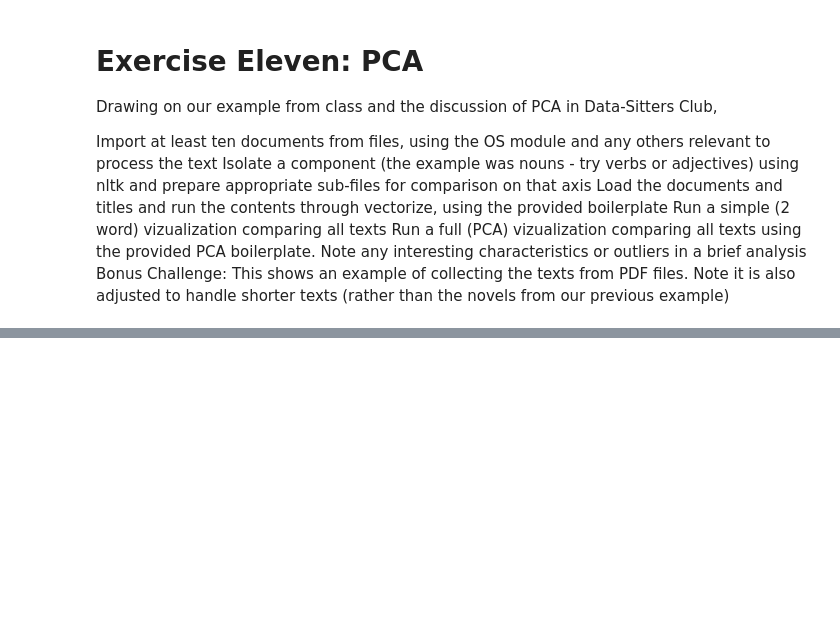
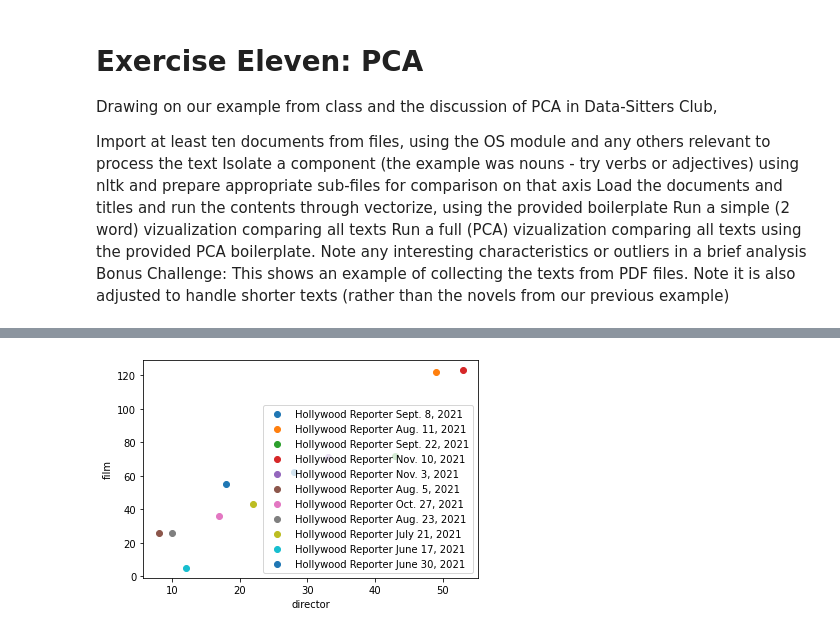
Before and after one commit to dlb007/D-D-, a Jupyter notebook: Assignment #11.ipynb, the cells around one changed output, grey strips where cells are left out. Saved outputs shown, nothing was run; the diff lists cells and outputs as text; code cells hidden in the pictures; blank space fills up the shorter version.

```diff
--- a/Assignment #11.ipynb
+++ b/Assignment #11.ipynb
@@ -71,17 +81,19 @@ print(vectorizer.get_feature_names()[:10])
 # %%
 import matplotlib.pyplot as plt
 import numpy as np
 
 words = vectorizer.get_feature_names()
 titles = np.array(titles)
-x = v_documents[:, words.index('audience')]
-y = v_documents[:, words.index('fan')]
+x = v_documents[:, words.index('director')]
+y = v_documents[:, words.index('film')]
 
 fig, ax = plt.subplots()
 for title in set(titles):
     ax.scatter(x[titles==title], y[titles==title], label=title)
-ax.set(xlabel='audience', ylabel='fan')
+ax.set(xlabel='director', ylabel='film')
 plt.legend();
+# %% [output]
+[figure, added]
 # %%
 import sklearn.decomposition
 
```
Also changed, not shown: parts of 4 cells of this notebook, 2 other files.
